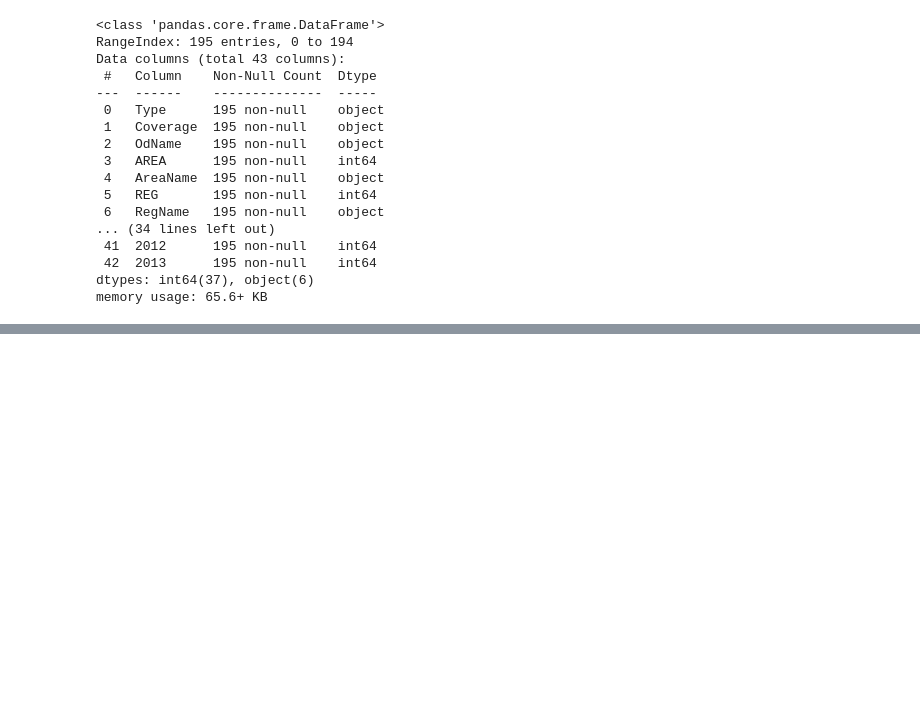
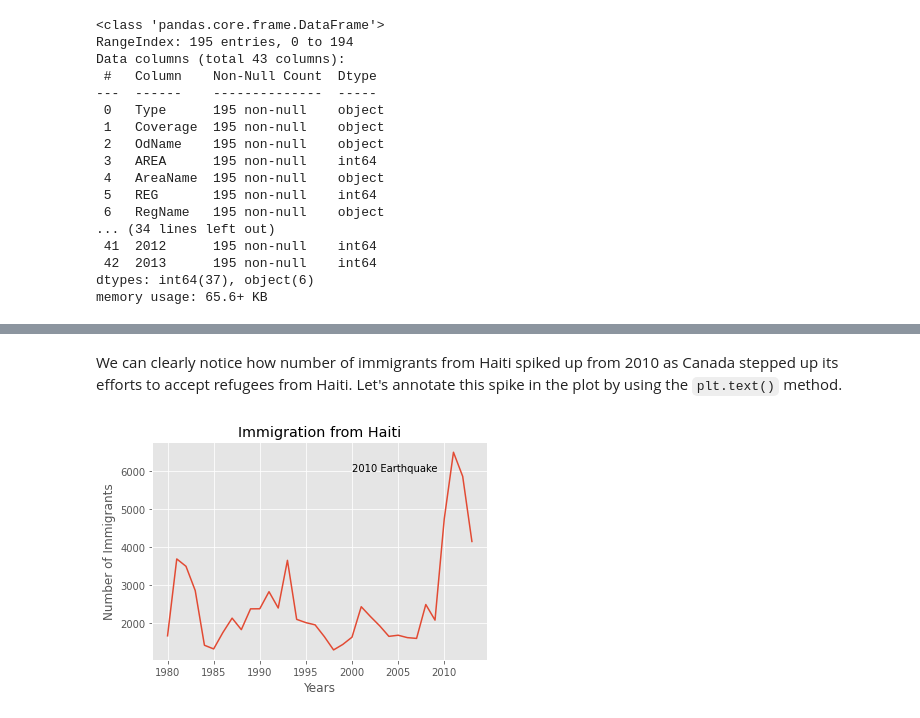
Before and after one commit to daddyawesome/data_science, a Jupyter notebook: _notebooks/2020_04_01_DataVisualization.ipynb, the cells around one changed output, grey strips where cells are left out. Cells and saved outputs as stored; diff of their text form; code cells hidden in the pictures; blank space fills up the shorter version.

```diff
--- a/_notebooks/2020_04_01_DataVisualization.ipynb
+++ b/_notebooks/2020_04_01_DataVisualization.ipynb
@@ -346,0 +573,16 @@ And another {% fn 2 %}
+# %% [markdown]
+We can clearly notice how number of immigrants from Haiti spiked up from 2010 as Canada stepped up its efforts to accept refugees from Haiti. Let's annotate this spike in the plot by using the `plt.text()` method.
+# %%
+haiti.plot(kind='line')
+
+plt.title('Immigration from Haiti')
+plt.ylabel('Number of Immigrants')
+plt.xlabel('Years')
+
+# annotate the 2010 Earthquake.
+# syntax: plt.text(x, y, label)
+plt.text(2000, 6000, '2010 Earthquake') # see note below
+
+plt.show()
+# %% [output]
+[figure, added]
```
Also changed, not shown: parts of 100 cells of this notebook.
